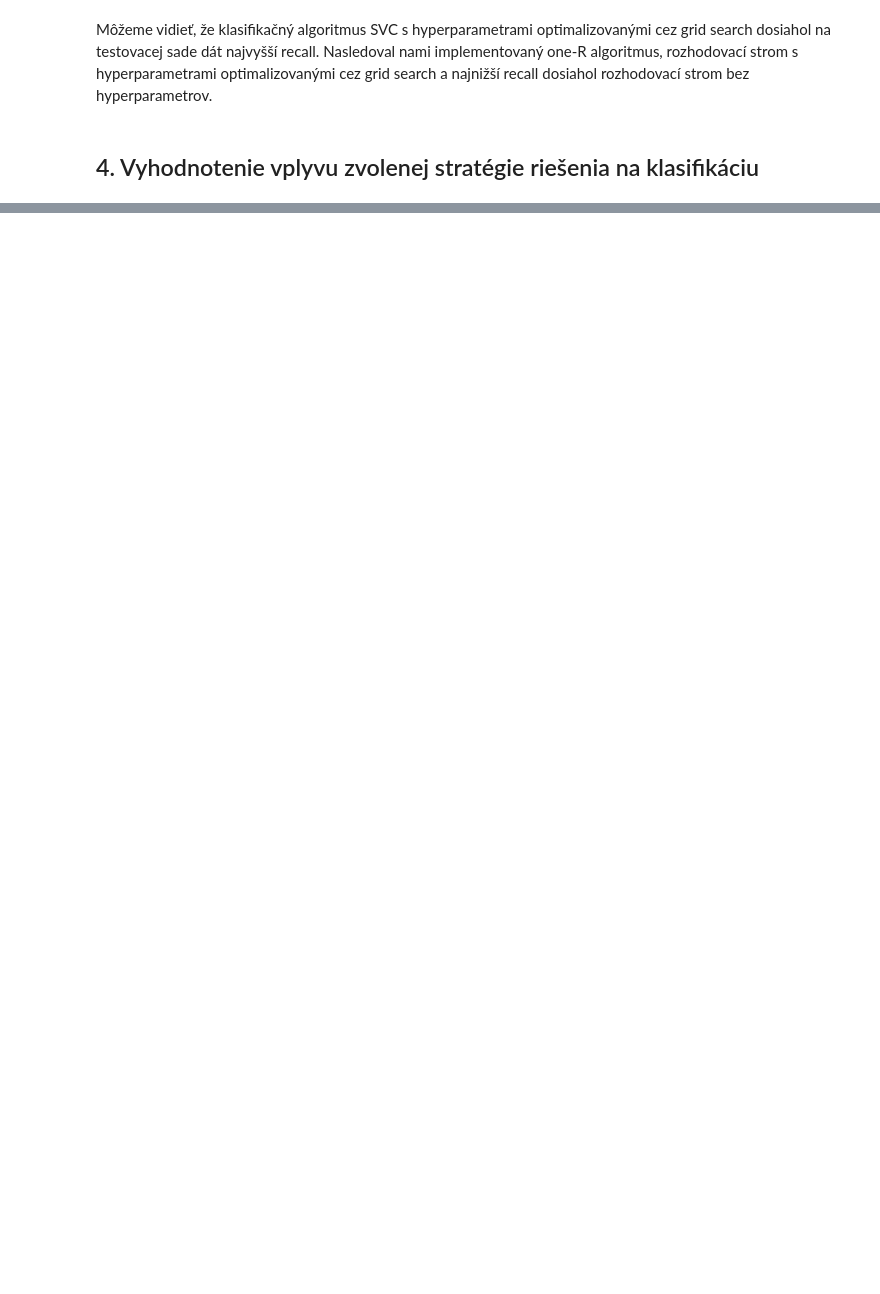
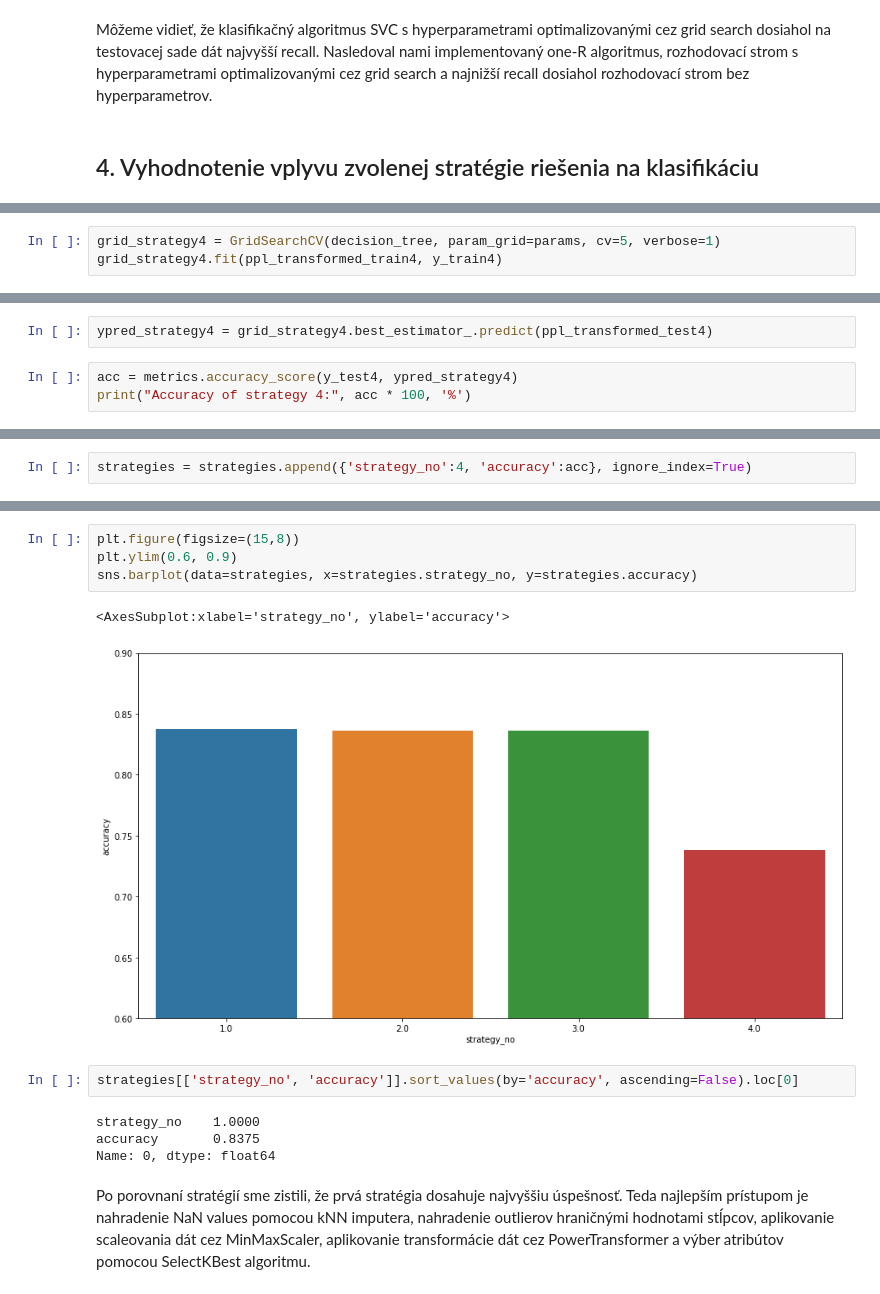
Before and after one commit to hajdu1/IAU-Projekt, a Jupyter notebook: strojove_ucenie.ipynb, the cells around one changed output, grey strips where cells are left out. Drawn from its saved outputs; the diff is of its cells as text; blank space fills up the shorter version.

```diff
--- a/strojove_ucenie.ipynb
+++ b/strojove_ucenie.ipynb
@@ -768,0 +1108,3 @@ Môžeme vidieť, že klasifikačný algoritmus SVC s hyperparametrami optimaliz
+# %%
+grid_strategy4 = GridSearchCV(decision_tree, param_grid=params, cv=5, verbose=1)
+grid_strategy4.fit(ppl_transformed_train4, y_train4)
@@ -768,0 +1120,5 @@ Môžeme vidieť, že klasifikačný algoritmus SVC s hyperparametrami optimaliz
+# %%
+ypred_strategy4 = grid_strategy4.best_estimator_.predict(ppl_transformed_test4)
+# %%
+acc = metrics.accuracy_score(y_test4, ypred_strategy4)
+print("Accuracy of strategy 4:", acc * 100, '%')
@@ -768,0 +1127,2 @@ Môžeme vidieť, že klasifikačný algoritmus SVC s hyperparametrami optimaliz
+# %%
+strategies = strategies.append({'strategy_no':4, 'accuracy':acc}, ignore_index=True)
@@ -768,0 +1139,15 @@ Môžeme vidieť, že klasifikačný algoritmus SVC s hyperparametrami optimaliz
+# %%
+plt.figure(figsize=(15,8))
+plt.ylim(0.6, 0.9)
+sns.barplot(data=strategies, x=strategies.strategy_no, y=strategies.accuracy)
+# %% [output]
+<AxesSubplot:xlabel='strategy_no', ylabel='accuracy'>
+[figure, added]
+# %%
+strategies[['strategy_no', 'accuracy']].sort_values(by='accuracy', ascending=False).loc[0]
+# %% [output]
+strategy_no    1.0000
+accuracy       0.8375
+Name: 0, dtype: float64
+# %% [markdown]
+Po porovnaní stratégií sme zistili, že prvá stratégia dosahuje najvyššiu úspešnosť. Teda najlepším prístupom je nahradenie NaN values pomocou kNN imputera, nahradenie outlierov hraničnými hodnotami stĺpcov, aplikovanie scaleovania dát cez MinMaxScaler, aplikovanie transformácie dát cez PowerTransformer a výber atribútov pomocou SelectKBest algoritmu.
```
Also changed, not shown: parts of 99 cells of this notebook, 13 other files.
